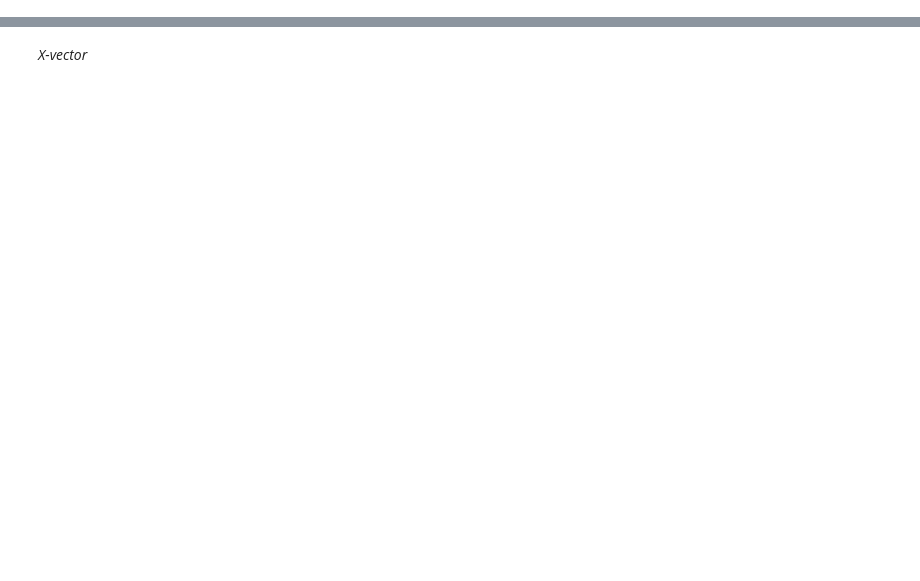
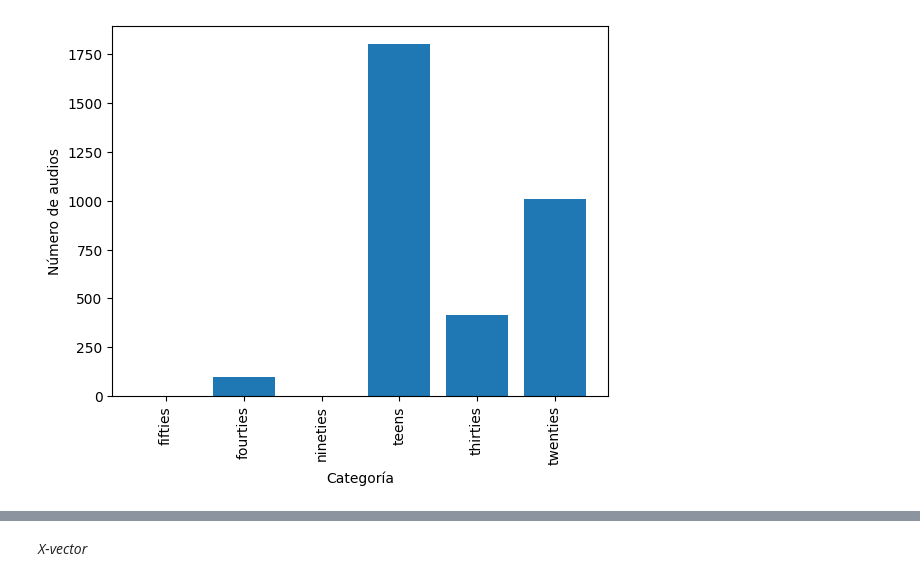
Before and after one commit to AixaL/PCIC23, a Jupyter notebook: x-vector/Embeddings.ipynb, the cells around one changed output, grey strips where cells are left out. Saved outputs shown, nothing was run; the diff lists cells and outputs as text; code cells hidden in the pictures; blank space fills up the shorter version.

```diff
--- a/x-vector/Embeddings.ipynb
+++ b/x-vector/Embeddings.ipynb
@@ -21,0 +66,5 @@ DC = 'cuda:0' if th.cuda.is_available() else 'cpu'
+# %%
+import pandas as pd
+
+# Lee el archivo de texto utilizando pd.read_csv()
+df = pd.read_csv('D:\\CommonVoice2\\clean_data_all.csv')
@@ -21,0 +87,9 @@ DC = 'cuda:0' if th.cuda.is_available() else 'cpu'
+# %%
+idx, cuentas = np.unique(df['age'], return_counts=True)
+plt.bar(x=idx, height=cuentas)
+plt.xlabel('Categoría')
+plt.ylabel('Número de audios')
+plt.xticks(rotation=90)
+plt.show()
+# %% [output]
+[figure, added]
```
Also changed, not shown: parts of 74 cells of this notebook, 3 other files.
